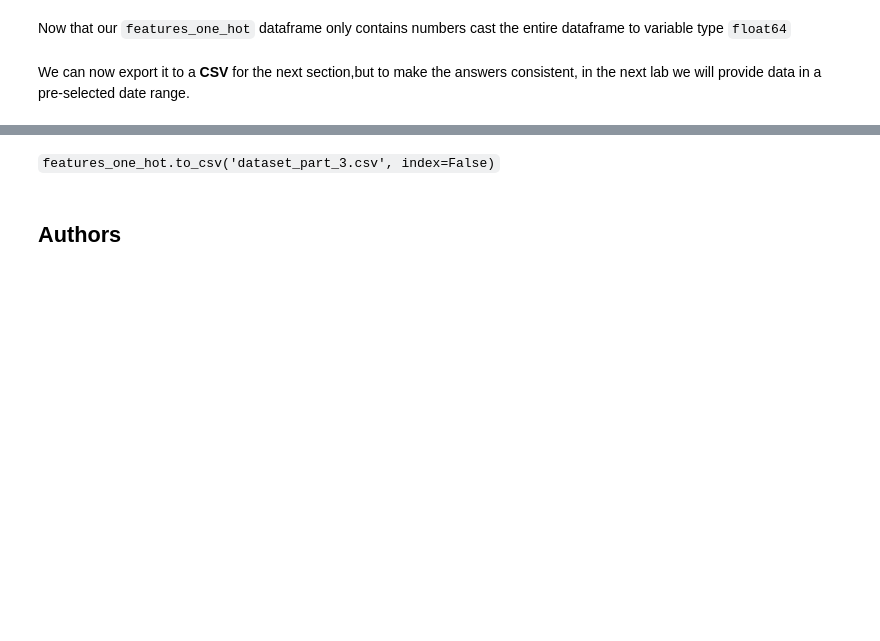
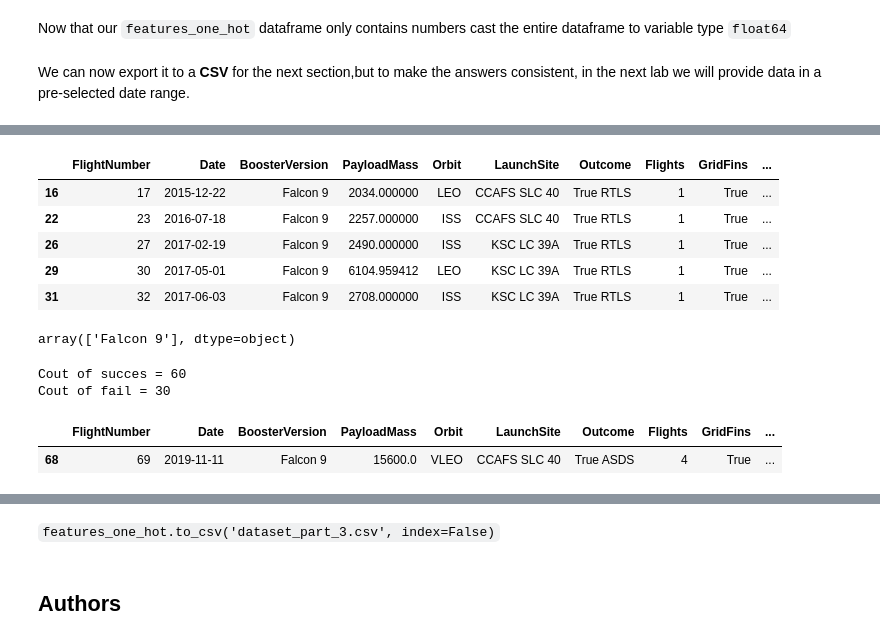
Before and after one commit to kevinvoskamp/testrepo, a Jupyter notebook: Final_Notebook_2.ipynb, the cells around one changed output, grey strips where cells are left out. Cells and saved outputs as stored; diff of their text form; code cells hidden in the pictures; blank space fills up the shorter version.

```diff
--- a/Final_Notebook_2.ipynb
+++ b/Final_Notebook_2.ipynb
@@ -227,0 +257,35 @@ We can now export it to a <b>CSV</b> for the next section,but to make the answer
+# %%
+dfSGL = df[df['Outcome'] == 'True RTLS']
+dfSGL.head(5)
+# %% [output]
+|  | FlightNumber | Date | BoosterVersion | PayloadMass | Orbit | LaunchSite | Outcome | Flights | GridFins | ... |
+| 16 | 17 | 2015-12-22 | Falcon 9 | 2034.000000 | LEO | CCAFS SLC 40 | True RTLS | 1 | True | ... |
+| 22 | 23 | 2016-07-18 | Falcon 9 | 2257.000000 | ISS | CCAFS SLC 40 | True RTLS | 1 | True | ... |
+| 26 | 27 | 2017-02-19 | Falcon 9 | 2490.000000 | ISS | KSC LC 39A | True RTLS | 1 | True | ... |
+| 29 | 30 | 2017-05-01 | Falcon 9 | 6104.959412 | LEO | KSC LC 39A | True RTLS | 1 | True | ... |
+| 31 | 32 | 2017-06-03 | Falcon 9 | 2708.000000 | ISS | KSC LC 39A | True RTLS | 1 | True | ... |
+# %%
+dfDSLPL = df[(df['Outcome'] == 'True ASDS') & (df['PayloadMass'] >= 4000) & (df['PayloadMass'] <= 6000)]
+dfDSLPL.BoosterVersion.unique()
+# %% [output]
+array(['Falcon 9'], dtype=object)
+# %%
+dfSucces = df[df['Class'] == 1]
+dfSucces = dfSucces. index
+CountSucces = len(dfSucces)
+print('Cout of succes =', CountSucces)
+
+dfFail = df[df['Class'] == 0]
+dfFail = dfFail. index
+CountFail = len(dfFail)
+print('Cout of fail =', CountFail)
+# %% [output]
+Cout of succes = 60
+Cout of fail = 30
+# %%
+MaxPlayLoadMaas = pd.Series(df['PayloadMass']).max()
+dfMaxPlayLoadMaas =  df[df['PayloadMass'] == MaxPlayLoadMaas]
+dfMaxPlayLoadMaas.head(1)
+# %% [output]
+|  | FlightNumber | Date | BoosterVersion | PayloadMass | Orbit | LaunchSite | Outcome | Flights | GridFins | ... |
+| 68 | 69 | 2019-11-11 | Falcon 9 | 15600.0 | VLEO | CCAFS SLC 40 | True ASDS | 4 | True | ... |
```
Also changed, not shown: parts of 11 cells of this notebook.
